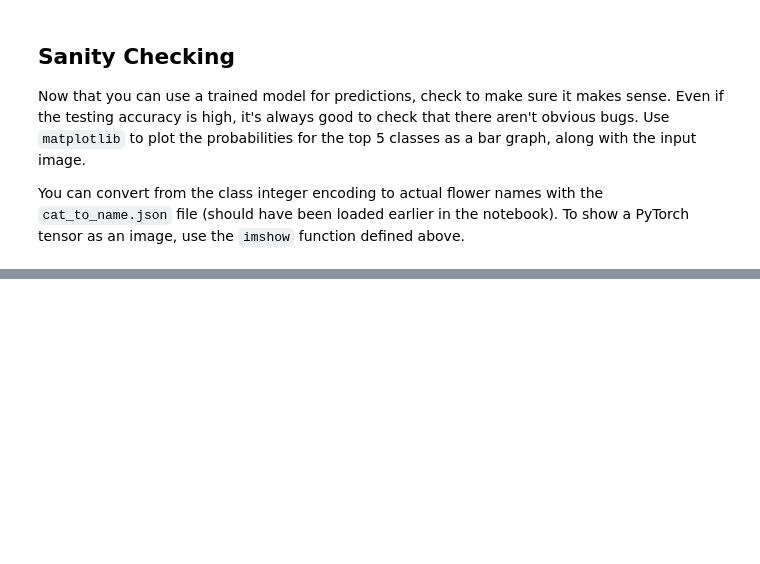
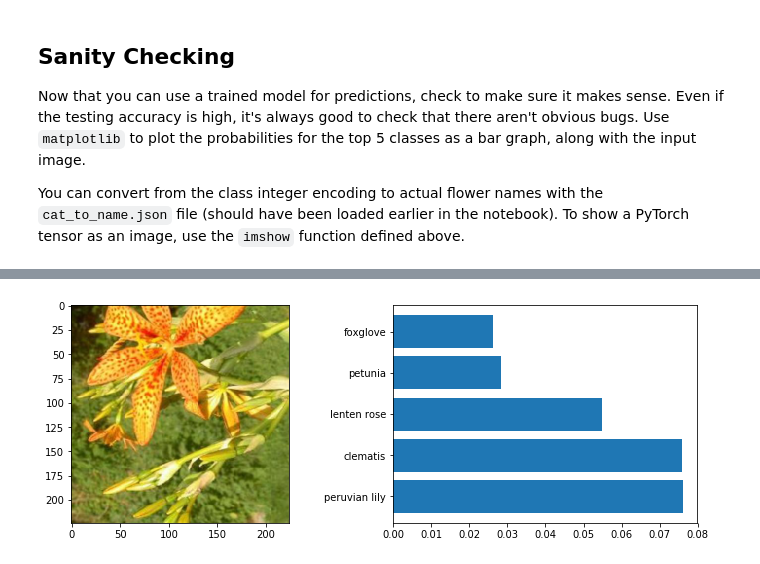
Before and after one commit to bvcmartins/dsndProject2, a Jupyter notebook: aipnd_main.ipynb, the cells around one changed output, grey strips where cells are left out. Cells and saved outputs as stored; diff of their text form; code cells hidden in the pictures; blank space fills up the shorter version.

```diff
--- a/aipnd_main.ipynb
+++ b/aipnd_main.ipynb
@@ -666,0 +684,5 @@ cpu
+# %%
+# testing with class 102 - 'blackberry lily'
+plot_prediction('102.jpg',model3)
+# %% [output]
+[figure, added]
```
Also changed, not shown: parts of 19 cells of this notebook.
